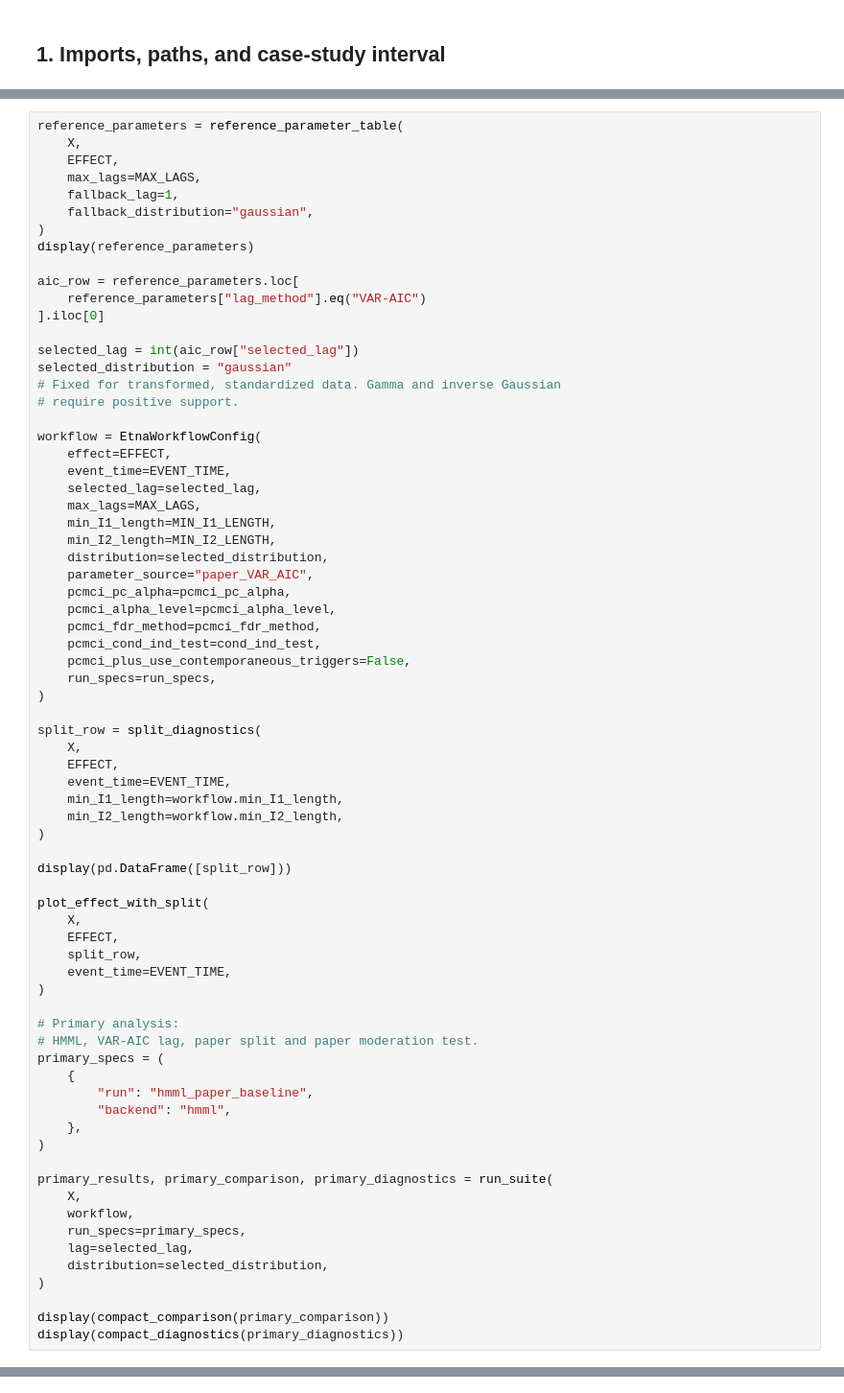
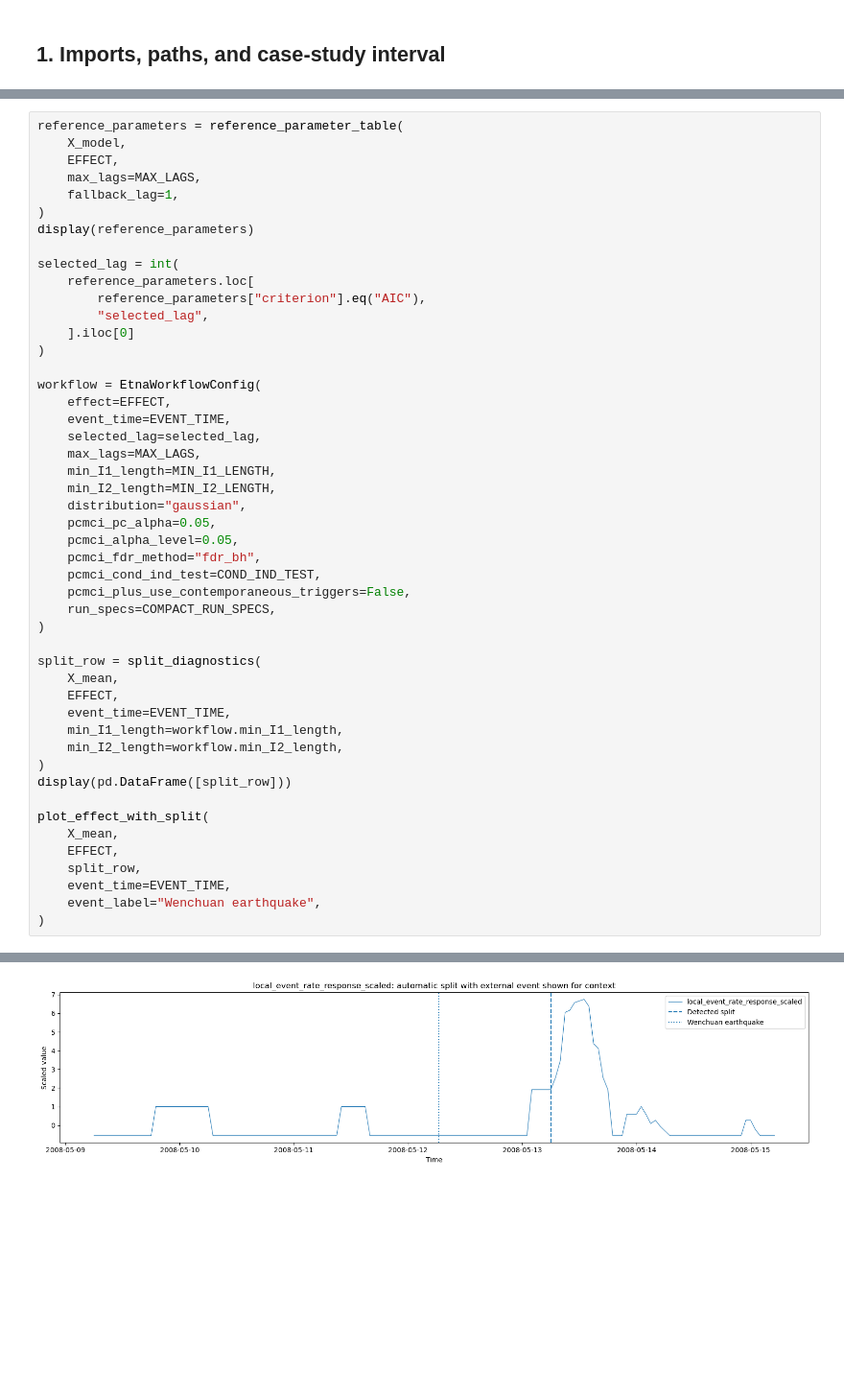
Before and after one commit to alectois/Distinguishing-Causes-and-Triggers-in-Volcanic-and-Seismic-Processes, a Jupyter notebook: notebooks/etna_cause_trigger.ipynb, the cells around one changed output, grey strips where cells are left out. Shown at 96% size. Saved outputs shown, nothing was run; the diff lists cells and outputs as text; blank space fills up the shorter version.

```diff
--- a/notebooks/etna_cause_trigger.ipynb
+++ b/notebooks/etna_cause_trigger.ipynb
@@ -110,21 +116,18 @@ This section reports two checks before running the causal backends.
 # %%
 reference_parameters = reference_parameter_table(
-    X,
+    X_model,
     EFFECT,
     max_lags=MAX_LAGS,
     fallback_lag=1,
-    fallback_distribution="gaussian",
 )
 display(reference_parameters)
 
-aic_row = reference_parameters.loc[
-    reference_parameters["lag_method"].eq("VAR-AIC")
-].iloc[0]
-
-selected_lag = int(aic_row["selected_lag"])
-selected_distribution = "gaussian"
-# Fixed for transformed, standardized data. Gamma and inverse Gaussian
-# require positive support.
+selected_lag = int(
+    reference_parameters.loc[
+        reference_parameters["criterion"].eq("AIC"),
+        "selected_lag",
+    ].iloc[0]
+)
 
 workflow = EtnaWorkflowConfig(
     effect=EFFECT,
@@ -133,49 +136,29 @@ workflow = EtnaWorkflowConfig(
     max_lags=MAX_LAGS,
     min_I1_length=MIN_I1_LENGTH,
     min_I2_length=MIN_I2_LENGTH,
-    distribution=selected_distribution,
-    parameter_source="paper_VAR_AIC",
-    pcmci_pc_alpha=pcmci_pc_alpha,
-    pcmci_alpha_level=pcmci_alpha_level,
-    pcmci_fdr_method=pcmci_fdr_method,
-    pcmci_cond_ind_test=cond_ind_test,
+    distribution="gaussian",
+    pcmci_pc_alpha=0.05,
+    pcmci_alpha_level=0.05,
+    pcmci_fdr_method="fdr_bh",
+    pcmci_cond_ind_test=COND_IND_TEST,
     pcmci_plus_use_contemporaneous_triggers=False,
-    run_specs=run_specs,
+    run_specs=COMPACT_RUN_SPECS,
 )
 
 split_row = split_diagnostics(
-    X,
+    X_mean,
     EFFECT,
     event_time=EVENT_TIME,
     min_I1_length=workflow.min_I1_length,
     min_I2_length=workflow.min_I2_length,
 )
-
 display(pd.DataFrame([split_row]))
 
 plot_effect_with_split(
-    X,
+    X_mean,
     EFFECT,
     split_row,
     event_time=EVENT_TIME,
+    event_label="Wenchuan earthquake",
 )
-
-# Primary analysis:
-# HMML, VAR-AIC lag, paper split and paper moderation test.
-primary_specs = (
-    {
-        "run": "hmml_paper_baseline",
-        "backend": "hmml",
-    },
-)
-
-primary_results, primary_comparison, primary_diagnostics = run_suite(
-    X,
-    workflow,
-    run_specs=primary_specs,
-    lag=selected_lag,
-    distribution=selected_distribution,
-)
-
-display(compact_comparison(primary_comparison))
-display(compact_diagnostics(primary_diagnostics))
+# %% [output]
@@ -181,0 +170 @@ display(compact_diagnostics(primary_diagnostics))
+[figure, added]
```
Also changed, not shown: parts of 8 cells of this notebook, 9 other files.
